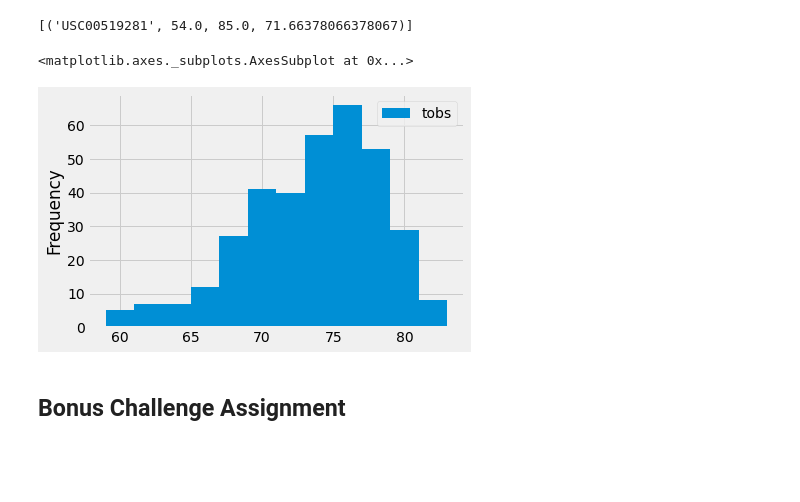
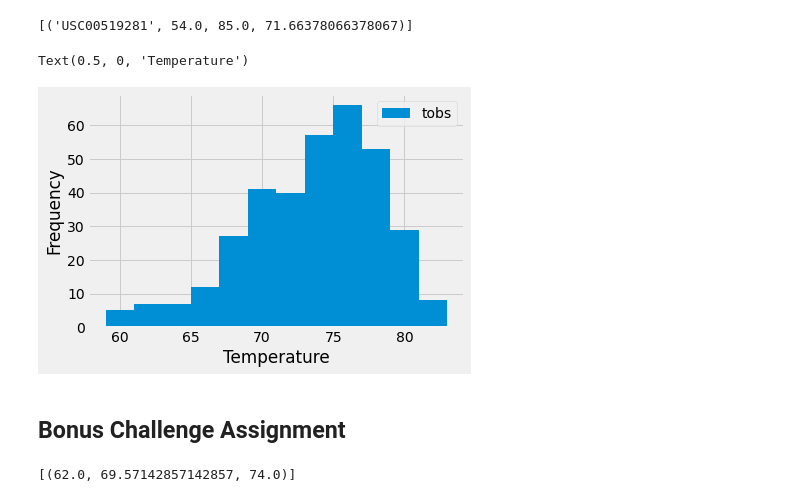
Before and after one commit to Candy-Capilla/sqlalchemy-challenge, a Jupyter notebook: climate_starter.ipynb, the cells around one changed output. Cells and saved outputs as stored; diff of their text form; code cells hidden in the pictures; blank space fills up the shorter version.

```diff
--- a/climate_starter.ipynb
+++ b/climate_starter.ipynb
@@ -103,16 +105,17 @@ session.query(measurement.station, func.min(measurement.tobs), func.max(measurem
 # %%
 # Choose the station with the highest number of temperature observations.
 # Query the last 12 months of temperature observation data for this station and plot the results as a histogram
 
 last_year = dt.date(2017, 8, 23)- dt.timedelta(days =365)
 
-# Perform a query to retrieve the data and precipitation scores
-results = session.query(measurement.date, measurement.tobs).filter(measurement.date >= last_year).filter(measurement.station == 'USC00519281').all()
+results = session.query(measurement.date, measurement.tobs).filter(measurement.date >= last_year)\
+                        .filter(measurement.station == 'USC00519281').all()
 tobs_pd= pd.DataFrame(results)
 tobs_pd.plot.hist(bins=12)
+plt.xlabel("Temperature")
 # %% [output]
-<matplotlib.axes._subplots.AxesSubplot at 0x...>
+Text(0.5, 0, 'Temperature')
-[figure, old version]
+[figure, new version]
 # %% [markdown]
 ## Bonus Challenge Assignment
 # %%
@@ -129,11 +132,13 @@ def calc_temps(start_date, end_date):
         TMIN, TAVE, and TMAX
     """
 
-    return session.query(func.min(Measurement.tobs), func.avg(Measurement.tobs), func.max(Measurement.tobs)).\
-        filter(Measurement.date >= start_date).filter(Measurement.date <= end_date).all()
+    return session.query(func.min(measurement.tobs), func.avg(measurement.tobs), func.max(measurement.tobs)).\
+        filter(measurement.date >= start_date).filter(measurement.date <= end_date).all()
 
 # function usage example
 print(calc_temps('2012-02-28', '2012-03-05'))
+# %% [output]
+[(62.0, 69.57142857142857, 74.0)]
 # %%
 # Use your previous function `calc_temps` to calculate the tmin, tavg, and tmax
 # for your trip using the previous year's data for those same dates.
```
Also changed, not shown: parts of 2 cells of this notebook, 1 other file.
